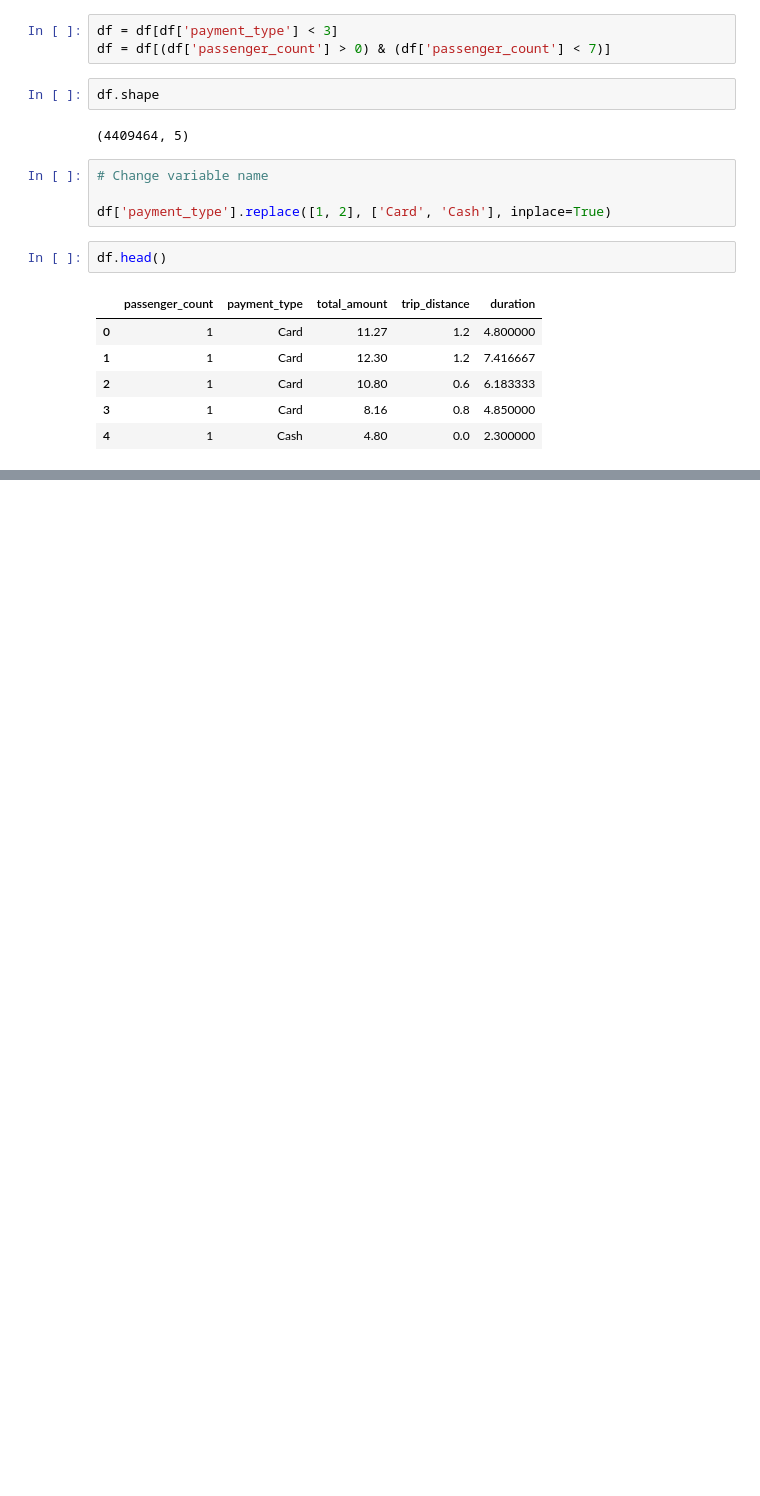
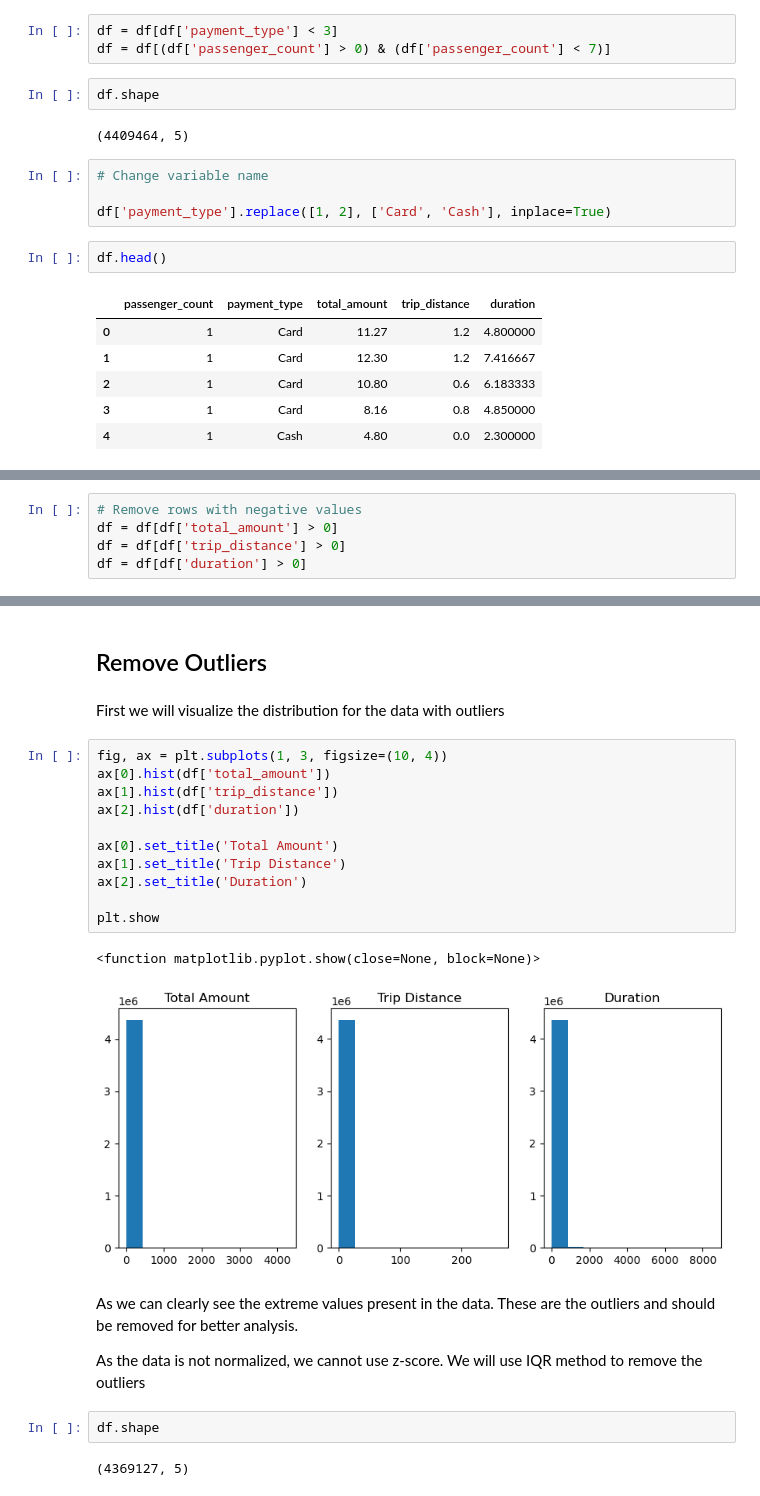
Before and after one commit to sahil095/Maximizing-revenue, a Jupyter notebook: Maximizing Revenue.ipynb, the cells around one changed output, grey strips where cells are left out. Drawn from its saved outputs; the diff is of its cells as text; blank space fills up the shorter version.

Commit message:
removed outliers

```diff
--- a/Maximizing Revenue.ipynb
+++ b/Maximizing Revenue.ipynb
@@ -199,0 +216,5 @@ df.head()
+# %%
+# Remove rows with negative values
+df = df[df['total_amount'] > 0]
+df = df[df['trip_distance'] > 0]
+df = df[df['duration'] > 0]
@@ -199,0 +233,26 @@ df.head()
+# %% [markdown]
+## Remove Outliers
+# %% [markdown]
+First we will visualize the distribution for the data with outliers
+# %%
+fig, ax = plt.subplots(1, 3, figsize=(10, 4))
+ax[0].hist(df['total_amount'])
+ax[1].hist(df['trip_distance'])
+ax[2].hist(df['duration'])
+
+ax[0].set_title('Total Amount')
+ax[1].set_title('Trip Distance')
+ax[2].set_title('Duration')
+
+plt.show
+# %% [output]
+<function matplotlib.pyplot.show(close=None, block=None)>
+[figure, added]
+# %% [markdown]
+As we can clearly see the extreme values present in the data. These are the outliers and should be removed for better analysis.
+
+As the data is not normalized, we cannot use z-score. We will use IQR method to remove the outliers
+# %%
+df.shape
+# %% [output]
+(4369127, 5)
```
Also changed, not shown: parts of 8 cells of this notebook.
